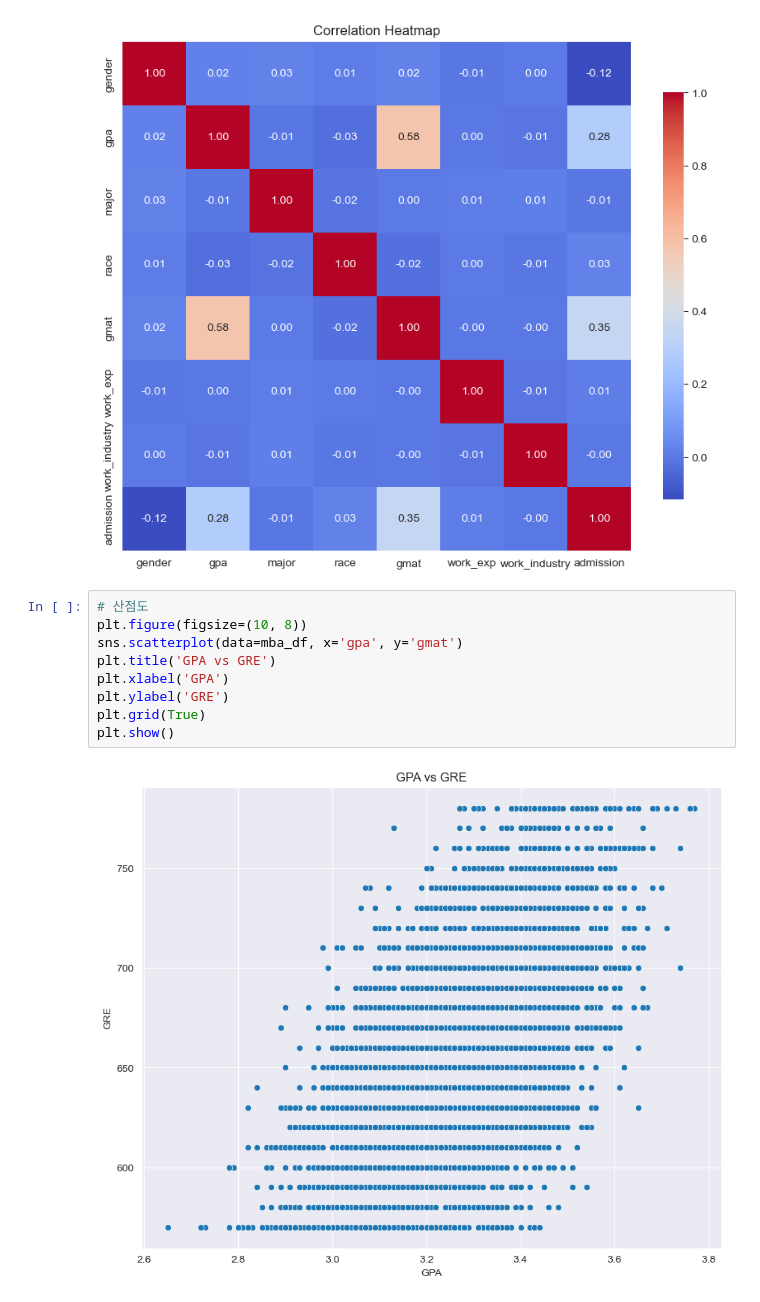
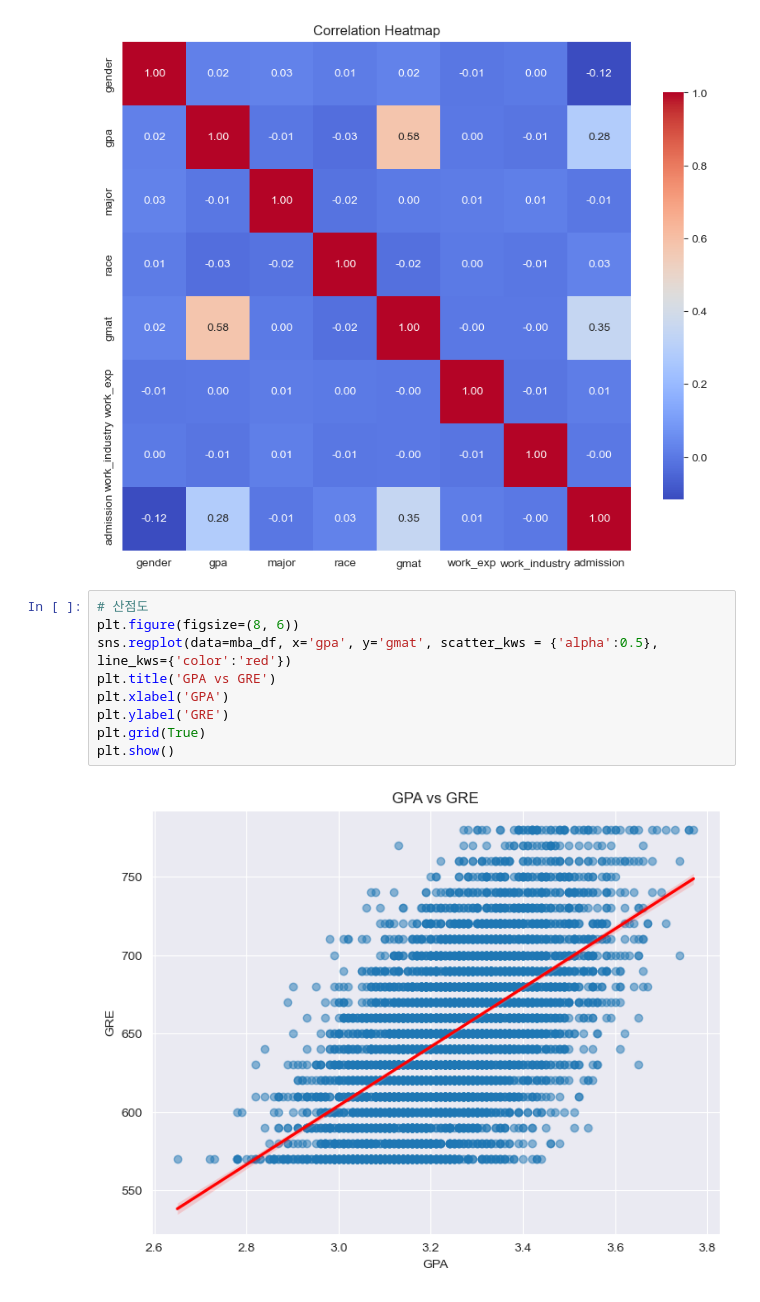
Before and after one commit to encore-ai-240909/eda_workspace, a Jupyter notebook: int/mba_admission_predict/hanhee/EDA_ChoHanhee.ipynb, the cells around one changed output. Cells and saved outputs as stored; diff of their text form.

```diff
--- a/int/mba_admission_predict/EDA_ChoHanhee.ipynb
+++ b/int/mba_admission_predict/hanhee/EDA_ChoHanhee.ipynb
@@ -185,15 +185,15 @@ plt.show()
 [figure]
 # %%
 # 산점도
-plt.figure(figsize=(10, 8))
-sns.scatterplot(data=mba_df, x='gpa', y='gmat')
+plt.figure(figsize=(8, 6))
+sns.regplot(data=mba_df, x='gpa', y='gmat', scatter_kws = {'alpha':0.5}, line_kws={'color':'red'})
 plt.title('GPA vs GRE')
 plt.xlabel('GPA')
 plt.ylabel('GRE')
 plt.grid(True)
 plt.show()
 # %% [output]
-[figure, old version]
+[figure, new version]
 # %%
 # 조건부 분포와 대표값, 분산 확인
 summary_stats = mba_df.groupby('admission')['gpa'].agg(['mean', 'std', 'count'])
```
Also changed, not shown: parts of 1 cell of this notebook, 1 other file.
